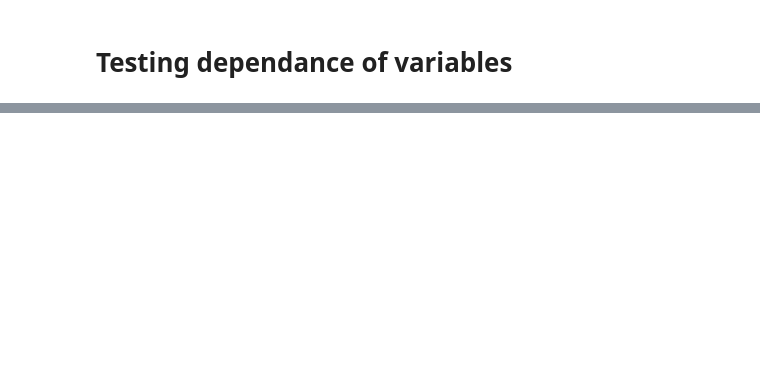
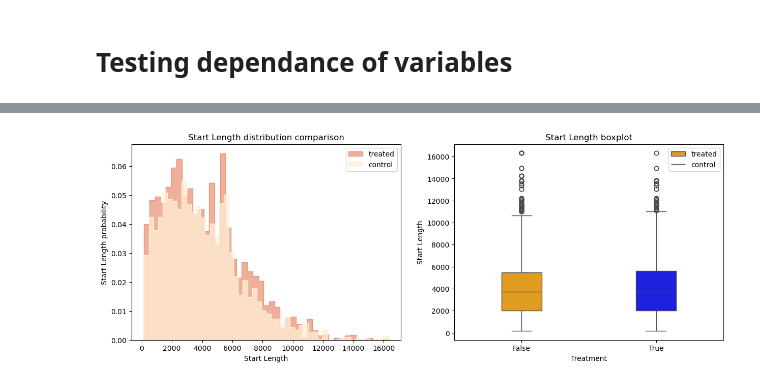
Before and after one commit to epfl-ada/ada-2023-project-tddt-thedatadreamteam, a Jupyter notebook: initial_analysis.ipynb, the cells around one changed output, grey strips where cells are left out. Drawn from its saved outputs; the diff is of its cells as text; code cells hidden in the pictures; blank space fills up the shorter version.

Commit message:
Plots on significant variables

```diff
--- a/initial_analysis.ipynb
+++ b/initial_analysis.ipynb
@@ -704,18 +895,22 @@ cross_tab = pd.crosstab(df_analysis['treatment'], df_analysis['isFinished'], mar
 proportions = cross_tab.div(cross_tab['Total'], axis=0).iloc[:-1, :-1]
 standard_errors = proportions.apply(lambda x: x**0.5 * ((1 - x) / x / cross_tab['Total'][:-1])**0.5, axis=0)
 
-fig = go.Figure()
-fig.add_trace(go.Bar(
-    x=[f'Treatment {group}' for group in proportions.index],
-    y=proportions[True],
-    error_y=dict(type='data', array=standard_errors[True]),
-))
+print(proportions, standard_errors)
 
-fig.update_layout(
-    title='Proportion of Finished Samples',
-    xaxis=dict(title='Treatment'),
-    yaxis=dict(title='Proportion'),
-    barmode='group',
-)
 
-fig.show()
+if False:
+    fig = go.Figure()
+    fig.add_trace(go.Bar(
+        x=[f'Treatment {group}' for group in proportions.index],
+        y=proportions[True],
+        error_y=dict(type='data', array=standard_errors[True]),
+    ))
+
+    fig.update_layout(
+        title='Proportion of Finished Samples',
+        xaxis=dict(title='Treatment'),
+        yaxis=dict(title='Proportion'),
+        barmode='group',
+    )
+
+    fig.show()
@@ -785,0 +1105,17 @@ print(model.summary())
+# %%
+fig, axes = plt.subplots(nrows=1, ncols=2, figsize=(15, 5))
+
+ax = sns.histplot(df_analysis[df_analysis.treatment]["startLength"], stat='probability', color='darksalmon', label='treated', element="step", ax=axes[0])
+ax = sns.histplot(df_analysis[~df_analysis.treatment]["startLength"], stat='probability', color='papayawhip', label='control', element="step", ax=axes[0])
+
+
+bx = sns.boxplot(data=df_analysis, y="startLength", x="treatment", ax=axes[1], width=0.3, palette=["orange", "blue"])
+
+ax.set(title='Start Length distribution comparison', xlabel="Start Length", ylabel='Start Length probability')
+bx.set(title='Start Length boxplot', xlabel="Treatment", ylabel='Start Length')
+ax.legend()
+bx.set_label(["treated","control"])
+bx.legend(labels=["treated","control"])
+plt.show()
+# %% [output]
+[figure, added]
```
Also changed, not shown: parts of 46 cells of this notebook.
